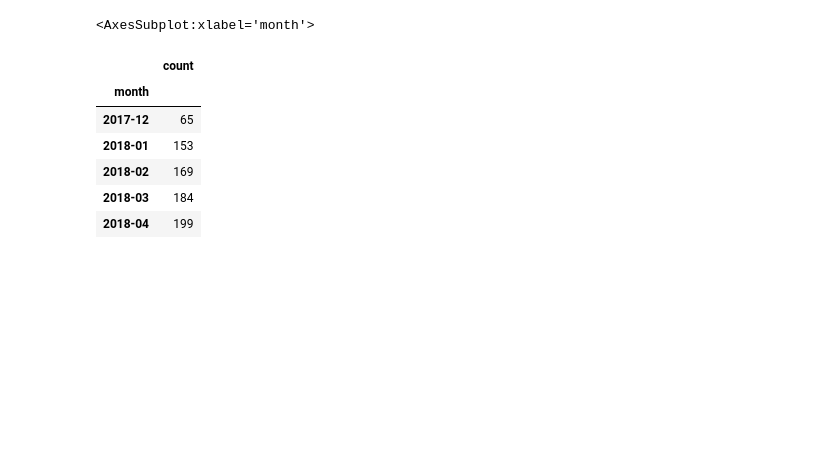
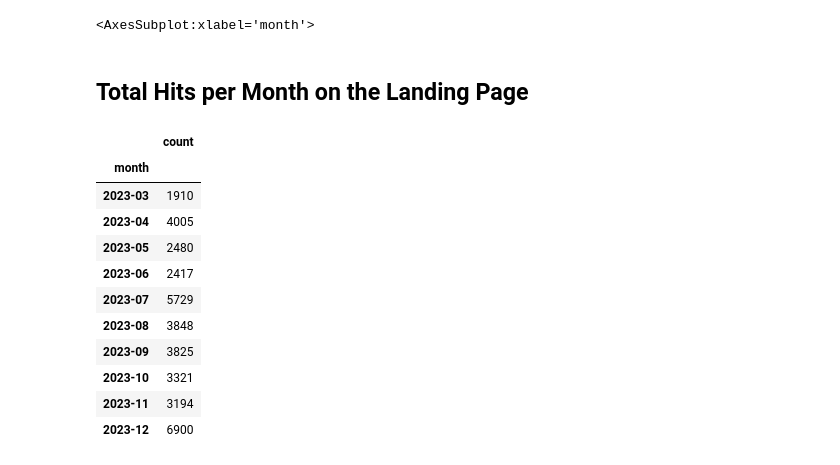
Before and after one commit to rakvat/strato_statistics, a Jupyter notebook: notebooks/Visualize Statistics.ipynb, the cells around one changed output. Saved outputs shown, nothing was run; the diff lists cells and outputs as text; code cells hidden in the pictures; blank space fills up the shorter version.

```diff
--- a/notebooks/Visualize Statistics.ipynb
+++ b/notebooks/Visualize Statistics.ipynb
@@ -62,18 +56,25 @@ sums.plot()
 [interactive output not drawn]
 [interactive output not drawn]
 <AxesSubplot:xlabel='month'>
+# %% [markdown]
+## Total Hits per Month on the Landing Page
 # %%
 main_url = df[df['url'] == 'http://www.transform-social.org/']
 sums = main_url.groupby(by = ['month']).sum()
-sums.head()
+sums.tail(10)
 # %% [output]
 |  | count |
 | month |  |
-| 2017-12 | 65 |
-| 2018-01 | 153 |
-| 2018-02 | 169 |
-| 2018-03 | 184 |
-| 2018-04 | 199 |
+| 2023-03 | 1910 |
+| 2023-04 | 4005 |
+| 2023-05 | 2480 |
+| 2023-06 | 2417 |
+| 2023-07 | 5729 |
+| 2023-08 | 3848 |
+| 2023-09 | 3825 |
+| 2023-10 | 3321 |
+| 2023-11 | 3194 |
+| 2023-12 | 6900 |
 # %%
 sums.plot()
 # %% [output]
```
Also changed, not shown: parts of 20 cells of this notebook, 3 other files.
